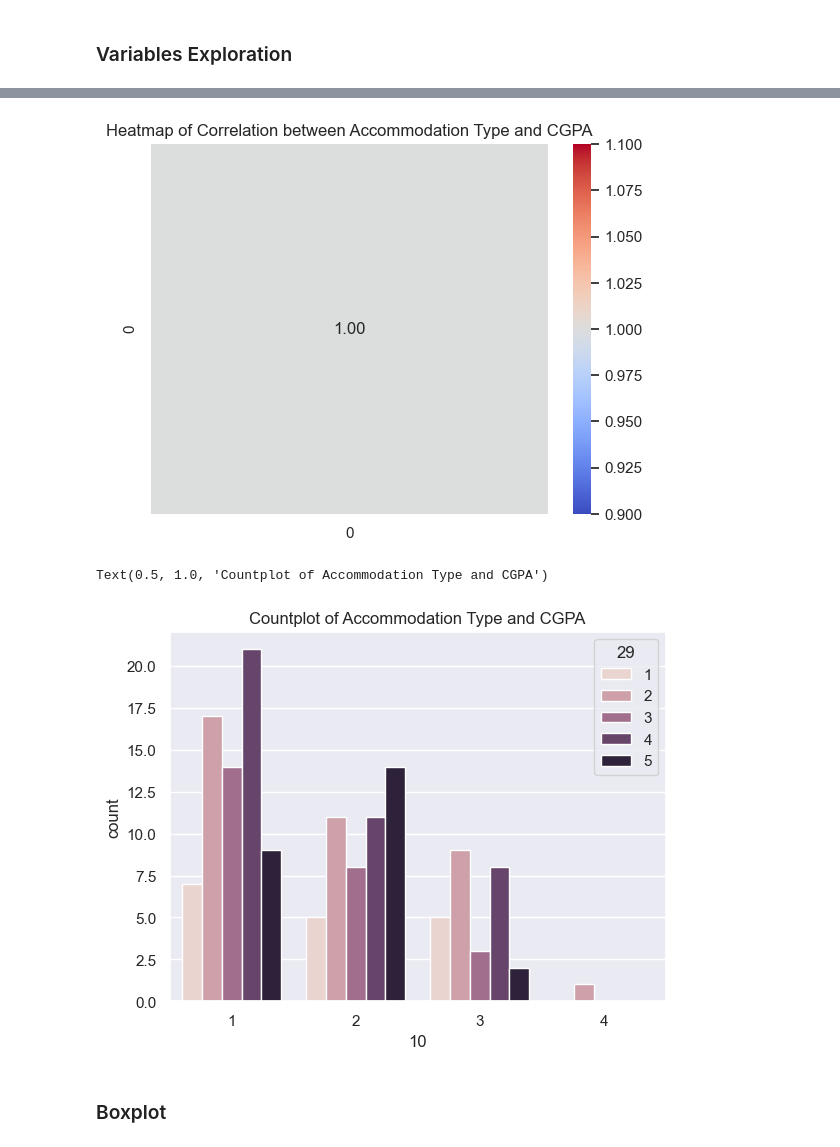
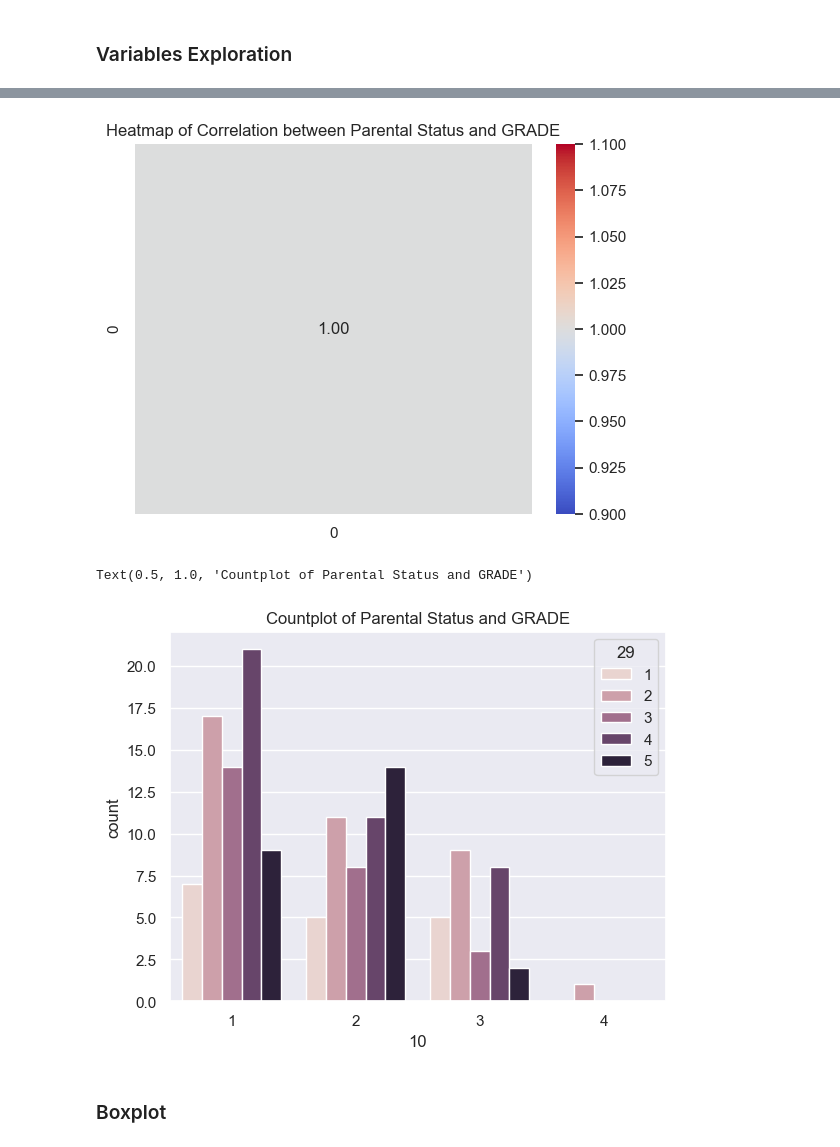
Before and after one commit to waiee/Higher-Education-Students-Performance-Evaluation---Association-Rule-Mining, a Jupyter notebook: test.ipynb, the cells around one changed output, grey strips where cells are left out. Drawn from its saved outputs; the diff is of its cells as text; code cells hidden in the pictures.

```diff
--- a/test.ipynb
+++ b/test.ipynb
@@ -122,3 +122,19 @@ plt.show()
 [figure]
 # %% [markdown]
 ### Variables Exploration
+# %%
+#Accommodation Type and CGPA
+col1 = ['10','29']
+df1 = pd.DataFrame(col1)
+
+
+sns.set(style="whitegrid")
+fig, axes = plt.subplots(1, 2, figsize=(15, 5))
+
+sns.heatmap(df1.corr(), annot=True, cmap='coolwarm', fmt='.2f',ax=axes[0])
+axes[0].set_title('Heatmap of Correlation between Accommodation Type and CGPA')
+sns.countplot(x=df['10'],hue=df['29'], data=df1,ax=axes[1])
+axes[1].set_title('Countplot of Accommodation Type and CGPA')
+
+plt.tight_layout()
+plt.show()
@@ -125,16 +143,16 @@ plt.show()
 # %%
-#Accommodation Type and CGPA
-col1 = ['10','29']
+#Accommodation Parental Status and GRADE
+col1 = ['14','32']
 df1 = pd.DataFrame(col1)
 
 sns.heatmap(df1.corr(), annot=True, cmap='coolwarm', fmt='.2f')
-plt.title('Heatmap of Correlation between Accommodation Type and CGPA')
+plt.title('Heatmap of Correlation between Parental Status and GRADE')
 plt.show()
 
 sns.countplot(x=df['10'],hue=df['29'], data=df1)
-plt.title('Countplot of Accommodation Type and CGPA')
+plt.title('Countplot of Parental Status and GRADE')
 # plt.show()
 # %% [output]
-[figure, old version]
+[figure, new version]
-Text(0.5, 1.0, 'Countplot of Accommodation Type and CGPA')
+Text(0.5, 1.0, 'Countplot of Parental Status and GRADE')
-[figure, old version]
+[figure, new version]
```
Also changed, not shown: parts of 2 cells of this notebook.
